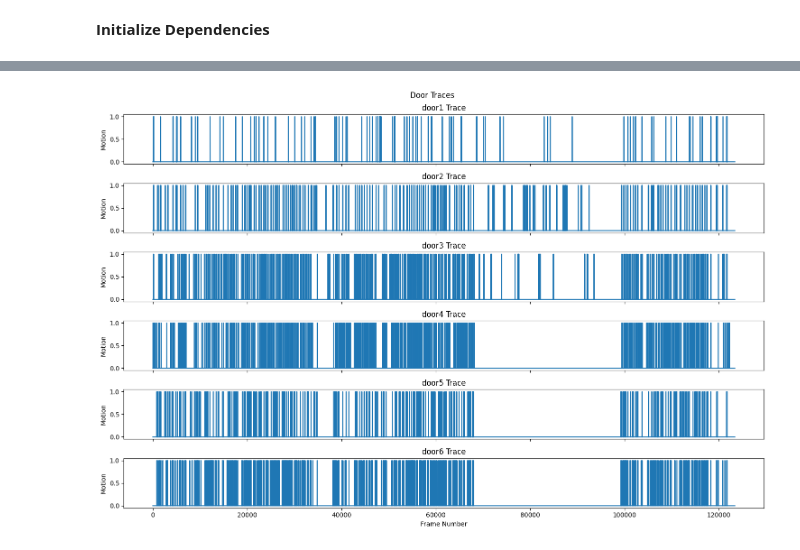
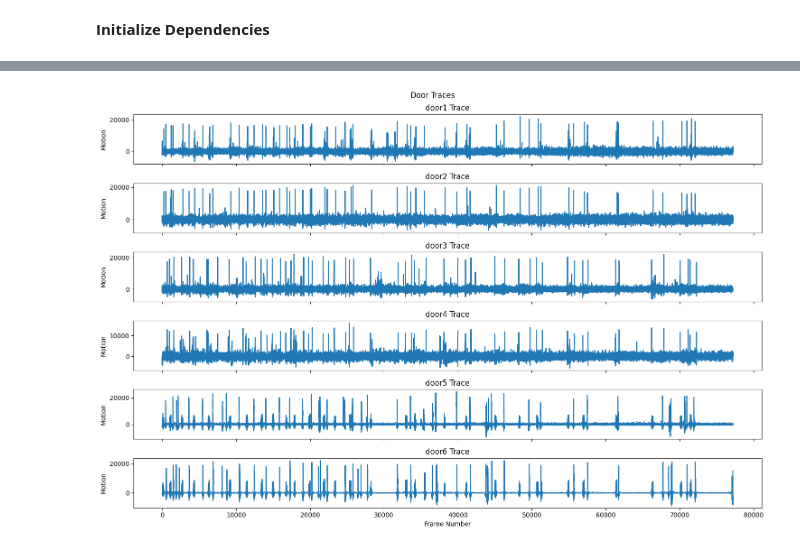
Before and after one commit to robert-lamprecht/Tmaze-toolkit, a Jupyter notebook: notebooks/test.ipynb, the cells around one changed output, grey strips where cells are left out. Cells and saved outputs as stored; diff of their text form; code cells hidden in the pictures.

```diff
--- a/notebooks/test.ipynb
+++ b/notebooks/test.ipynb
@@ -21,0 +11,3 @@ NameError: name 'file_path' is not defined
+# %%
+pkl_file = r"C:\Users\rlampre\Desktop\t-maze-Custer-Liu\Example Videos\BDY5_2024-07-01T19_24_56_doorTraces.pkl"
+dat = openDoorTracesPkl(pkl_file)
@@ -22,5 +18,5 @@ NameError: name 'file_path' is not defined
 # %%
-
+dat = bandpass_filter(dat)
 plotDoorTraces(dat)
 # %% [output]
-[figure, old version]
+[figure, new version]
```
Also changed, not shown: parts of 18 cells of this notebook, 18 other files.
